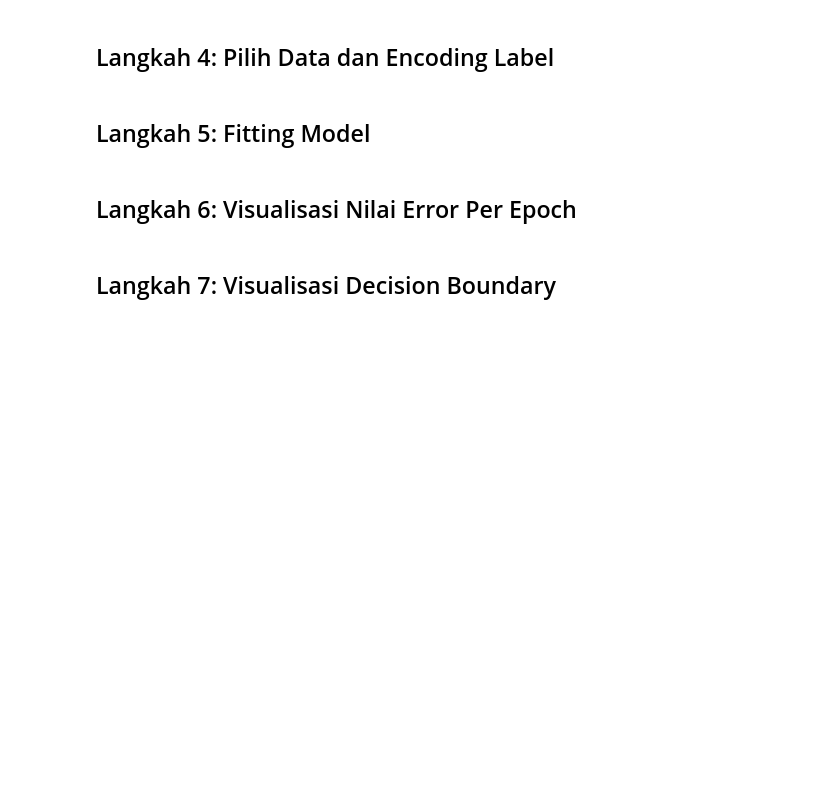
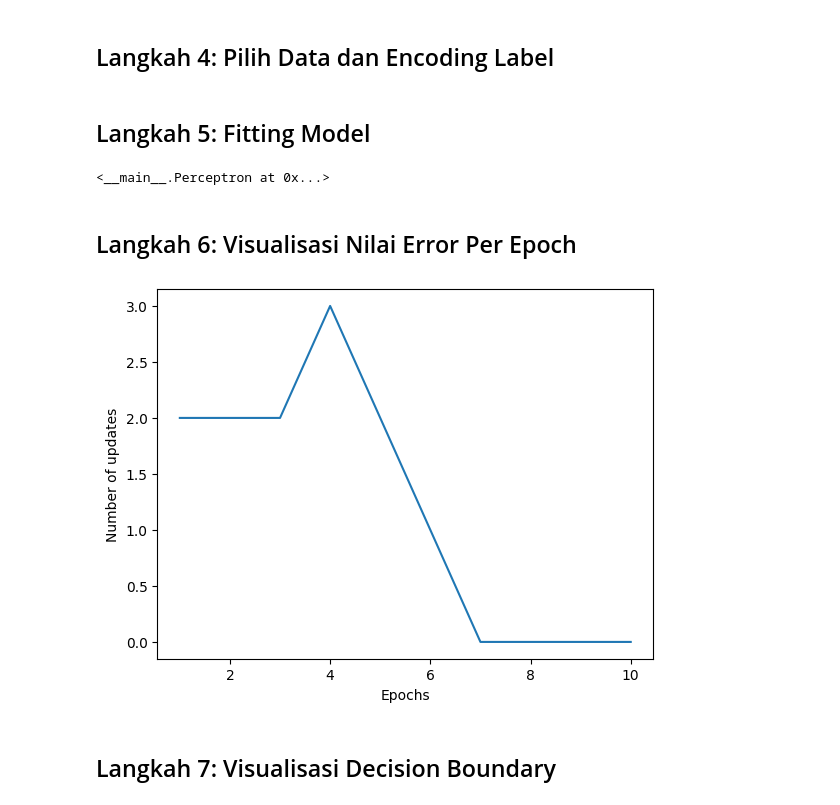
Before and after one commit to izamulfikri/machine-learning, a Jupyter notebook: week9.ipynb, the cells around one changed output. Cells and saved outputs as stored; diff of their text form; code cells hidden in the pictures; blank space fills up the shorter version.

```diff
--- a/week9.ipynb
+++ b/week9.ipynb
@@ -21,5 +21,5 @@ import seaborn as sns
 from google.colab import drive
 drive.mount('/content/drive')
 
-df = pd.read_csv('/content/drive/MyDrive/machine-learning/data/iris.csv', header=None)
+df = pd.read_csv('/content/drive/MyDrive/machine-learning/data/Iris.csv', header=None)
 # %% [output]
@@ -42,10 +52,52 @@ plt.show()
 # %% [markdown]
 ## Langkah 3: Membuat Kelas Perceptron
+# %%
+class Perceptron(object):
+    def __init__(self, eta=0.01, n_iter=10):
+        self.eta = eta
+        self.n_iter = n_iter
+
+    def fit(self, X, y):
+
+        self.w_ = np.zeros(1 + X.shape[1])
+        self.errors_ = []
+
+        for _ in range(self.n_iter):
+            errors = 0
+            for xi, target in zip(X, y):
+                update = self.eta * (target - self.predict(xi))
+                self.w_[0] += update
+                self.w_[1:] += update * xi
+                errors += int(update != 0.0)
+            self.errors_.append(errors)
+        return self
+
+    def net_input(self, X):
+        return np.dot(X, self.w_[1:]) + self.w_[0]
+
+    def predict(self, X):
+        return np.where(self.net_input(X) >= 0.0, 1, -1)
 # %% [markdown]
 ## Langkah 4: Pilih Data dan Encoding Label
+# %%
+y = df.iloc[0:100, 4].values # pilih 100 data awal
+y = np.where(y == 'Iris-setosa', -1, 1) # ganti coding label
+X = df.iloc[0:100, [0, 3]].values # slice data latih
 # %% [markdown]
 ## Langkah 5: Fitting Model
+# %%
+ppn = Perceptron(eta=0.1, n_iter=10)
+ppn.fit(X, y)
+# %% [output]
+<__main__.Perceptron at 0x...>
 # %% [markdown]
 ## Langkah 6: Visualisasi Nilai Error Per Epoch
+# %%
+plt.plot(range(1, len(ppn.errors_)+1), ppn.errors_)
+plt.xlabel('Epochs')
+plt.ylabel('Number of updates')
+plt.show()
+# %% [output]
+[figure, added]
 # %% [markdown]
 ## Langkah 7: Visualisasi Decision Boundary
```
Also changed, not shown: parts of 63 cells of this notebook.
